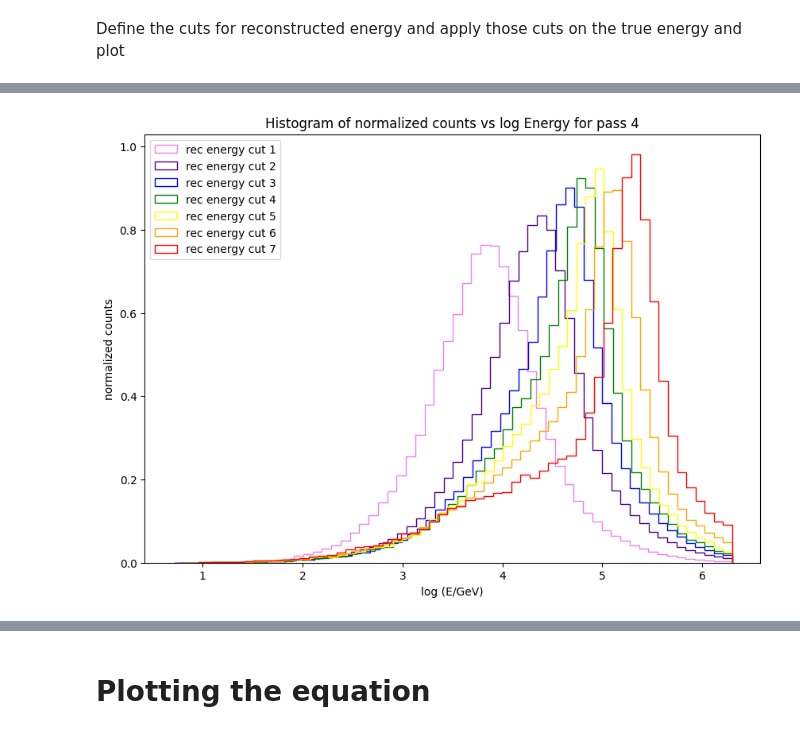
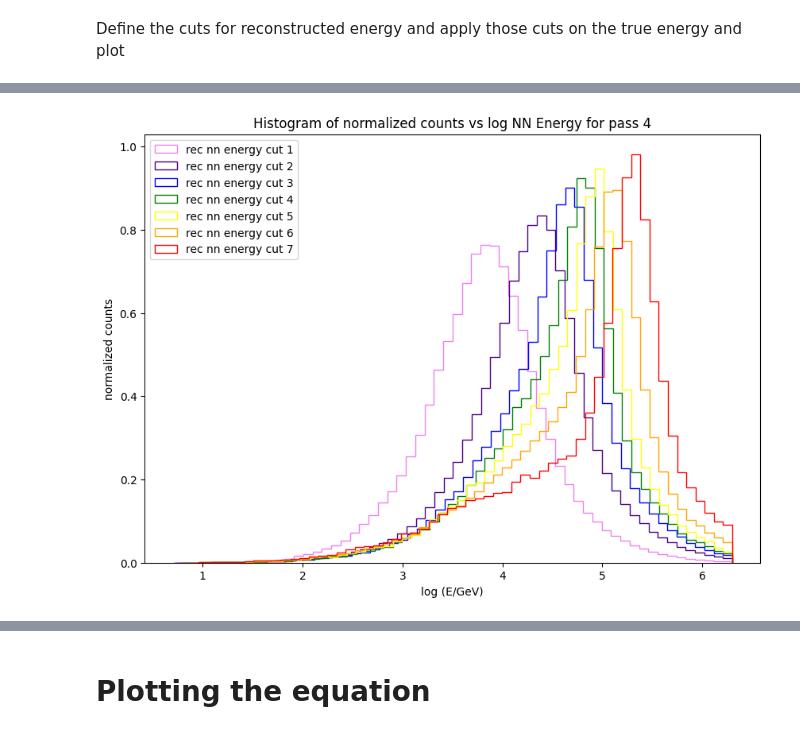
Before and after one commit to riyakore/WIPAC, a Jupyter notebook: Monte_Carlo_Data.ipynb, the cells around one changed output, grey strips where cells are left out. Saved outputs shown, nothing was run; the diff lists cells and outputs as text; code cells hidden in the pictures.

```diff
--- a/Monte_Carlo_Data.ipynb
+++ b/Monte_Carlo_Data.ipynb
@@ -302,13 +319,13 @@ rec_zenith_array_5 = [rec_zenith_cut1_5, rec_zenith_cut2_5, rec_zenith_cut3_5, r
 # %%
-# applying the reconstructed energy cuts on the true energy
+# applying the reconstructed nn energy cuts on the true energy
 
-main_cut1_4 = true_log_E_4[rec_cut1_4]
-main_cut2_4 = true_log_E_4[rec_cut2_4]
-main_cut3_4 = true_log_E_4[rec_cut3_4]
-main_cut4_4 = true_log_E_4[rec_cut4_4]
-main_cut5_4 = true_log_E_4[rec_cut5_4]
-main_cut6_4 = true_log_E_4[rec_cut6_4]
-main_cut7_4 = true_log_E_4[rec_cut7_4]
+nn_energy_cut1_4 = true_log_E_4[rec_nn_cut1_4]
+nn_energy_cut2_4 = true_log_E_4[rec_nn_cut2_4]
+nn_energy_cut3_4 = true_log_E_4[rec_nn_cut3_4]
+nn_energy_cut4_4 = true_log_E_4[rec_nn_cut4_4]
+nn_energy_cut5_4 = true_log_E_4[rec_nn_cut5_4]
+nn_energy_cut6_4 = true_log_E_4[rec_nn_cut6_4]
+nn_energy_cut7_4 = true_log_E_4[rec_nn_cut7_4]
 
-main_energies_4 = [main_cut1_4, main_cut2_4, main_cut3_4, main_cut4_4, main_cut5_4, main_cut6_4, main_cut7_4]
+nn_energies_4 = [nn_energy_cut1_4, nn_energy_cut2_4, nn_energy_cut3_4, nn_energy_cut4_4, nn_energy_cut5_4, nn_energy_cut6_4, nn_energy_cut7_4]
 # %%
@@ -627,18 +698,18 @@ plt.show()
 # %%
-# normalizing the counts for pass 4
+# normalizing the counts for pass 4 - rec nn energy
 
 plt.figure(figsize = (10,7))
-plt.hist(main_cut1_4, bins = 60, histtype = 'step', label = "rec energy cut 1", density = True, color='violet')
-plt.hist(main_cut2_4, bins = 60, histtype = 'step', label = "rec energy cut 2", density = True, color='indigo')
-plt.hist(main_cut3_4, bins = 60, histtype = 'step', label = "rec energy cut 3", density = True, color='blue')
-plt.hist(main_cut4_4, bins = 60, histtype = 'step', label = "rec energy cut 4", density = True, color='green')
-plt.hist(main_cut5_4, bins = 60, histtype = 'step', label = "rec energy cut 5", density = True, color='yellow')
-plt.hist(main_cut6_4, bins = 60, histtype = 'step', label = "rec energy cut 6", density = True, color='orange')
-plt.hist(main_cut7_4, bins = 60, histtype = 'step', label = "rec energy cut 7", density = True, color='red')
-plt.title("Histogram of normalized counts vs log Energy for pass 4")
+plt.hist(nn_energy_cut1_4, bins = 60, histtype = 'step', label = "rec nn energy cut 1", density = True, color='violet')
+plt.hist(nn_energy_cut2_4, bins = 60, histtype = 'step', label = "rec nn energy cut 2", density = True, color='indigo')
+plt.hist(nn_energy_cut3_4, bins = 60, histtype = 'step', label = "rec nn energy cut 3", density = True, color='blue')
+plt.hist(nn_energy_cut4_4, bins = 60, histtype = 'step', label = "rec nn energy cut 4", density = True, color='green')
+plt.hist(nn_energy_cut5_4, bins = 60, histtype = 'step', label = "rec nn energy cut 5", density = True, color='yellow')
+plt.hist(nn_energy_cut6_4, bins = 60, histtype = 'step', label = "rec nn energy cut 6", density = True, color='orange')
+plt.hist(nn_energy_cut7_4, bins = 60, histtype = 'step', label = "rec nn energy cut 7", density = True, color='red')
+plt.title("Histogram of normalized counts vs log NN Energy for pass 4")
 plt.xlabel("log (E/GeV)")
 plt.ylabel("normalized counts")
 plt.legend()
 plt.show()
 # %% [output]
-[figure, old version]
+[figure, new version]
```
Also changed, not shown: parts of 70 cells of this notebook.
